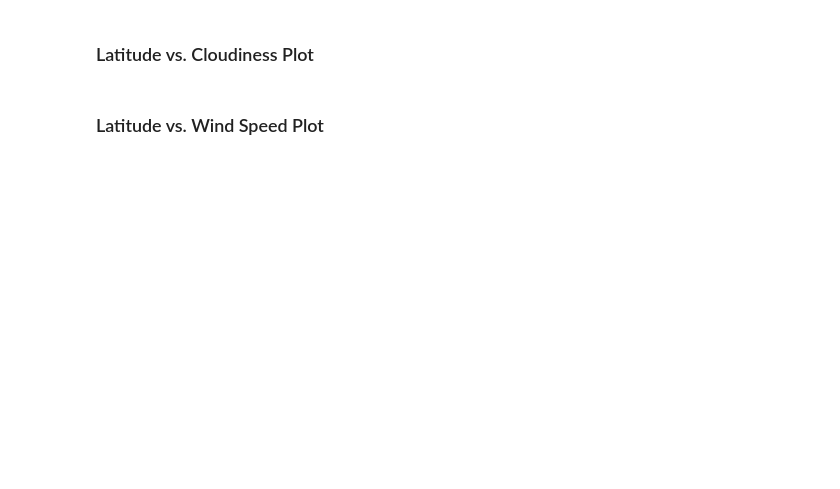
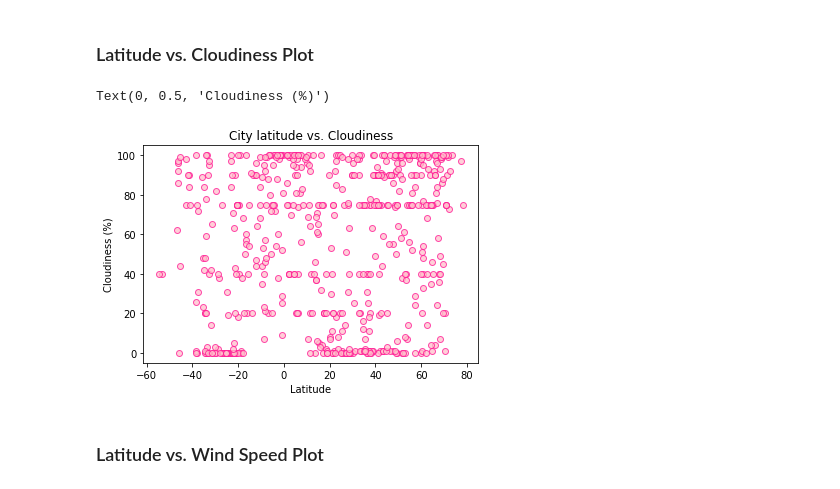
Before and after one commit to mgeffroy/Python_api_challenge, a Jupyter notebook: WeatherPy/Weather/WeatherPy.ipynb, the cells around one changed output. Cells and saved outputs as stored; diff of their text form; code cells hidden in the pictures; blank space fills up the shorter version.

```diff
--- a/WeatherPy/Weather/WeatherPy.ipynb
+++ b/WeatherPy/Weather/WeatherPy.ipynb
@@ -207,4 +223,15 @@ Text(0, 0.5, 'Max temperature (F°)')
 # %% [markdown]
 ### Latitude vs. Cloudiness Plot
+# %%
+#Create scatterplot
+plt.scatter(latitude_p, cloud_p, marker="o", facecolors="pink", edgecolors="deeppink",
+             alpha=0.75)
+#Add title and labels to scatter plot
+plt.title( "City latitude vs. Cloudiness")
+plt.xlabel("Latitude")
+plt.ylabel("Cloudiness (%)")
+# %% [output]
+Text(0, 0.5, 'Cloudiness (%)')
+[figure, added]
 # %% [markdown]
 ### Latitude vs. Wind Speed Plot
```
Also changed, not shown: parts of 3 cells of this notebook.
